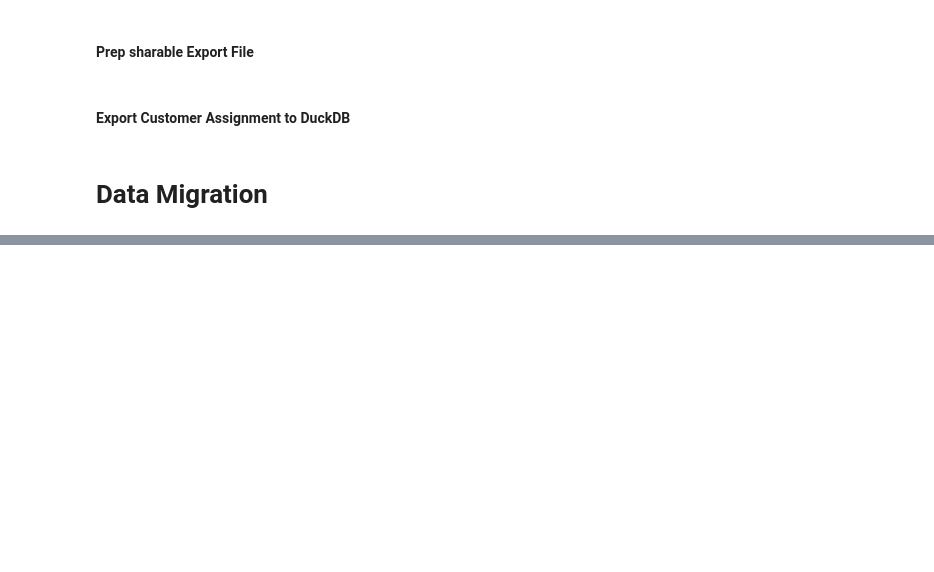
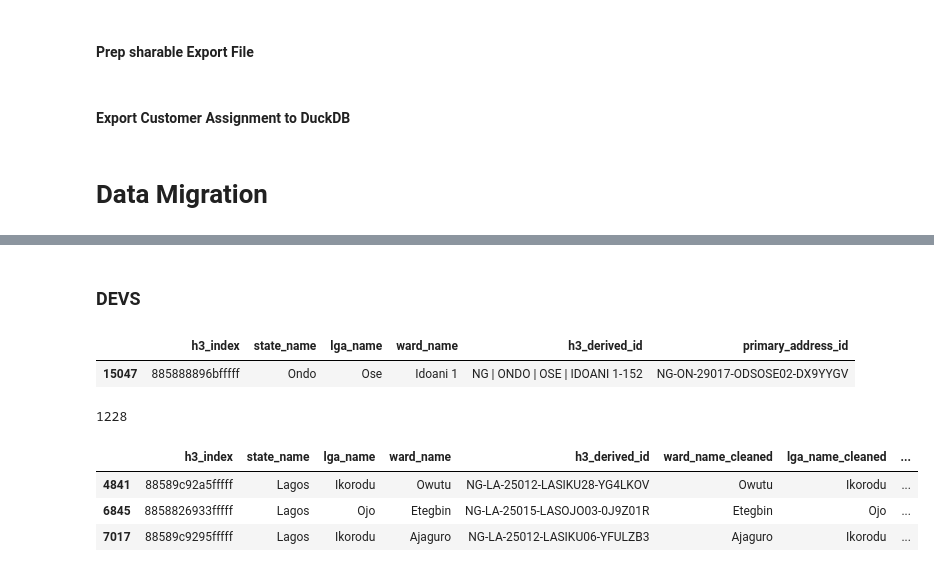
Before and after one commit to bteinstein/demand_engine, a Jupyter notebook: StockPoint_Clustering_and_Routing/01_main - dev.ipynb, the cells around one changed output, grey strips where cells are left out. Cells and saved outputs as stored; diff of their text form; code cells hidden in the pictures; blank space fills up the shorter version.

```diff
--- a/StockPoint_Clustering_and_Routing/01_main - dev.ipynb
+++ b/StockPoint_Clustering_and_Routing/01_main - dev.ipynb
@@ -961,0 +1065,2 @@ LoadInfo(pipeline=<dlt.pipeline(pipeline_name='duckdb_to_sqlserver', destination
+# %% [markdown]
+### DEVS
@@ -961,0 +1071,68 @@ LoadInfo(pipeline=<dlt.pipeline(pipeline_name='duckdb_to_sqlserver', destination
+# %%
+import duckdb
+from config.settings import EXPORTS_DIR, INPUT_BASE_DATA_SOURCES, STORAGE_CONFIG
+H3_DUCKDB_PATH = STORAGE_CONFIG['h3_duckdb_path']
+
+with duckdb.connect(H3_DUCKDB_PATH) as conn:
+    # RES = conn.execute('SHOW TABLES;').df()
+    df = conn.execute('''
+                       SELECT
+                       h3_index, state_name, lga_name, ward_name, h3_derived_id, primary_address_id
+                       FROM h3_cells
+                       WHERE state_name = 'Ondo'
+                       ;
+                       ''').df()
+
+df.sample(1)
+# %% [output]
+|  | h3_index | state_name | lga_name | ward_name | h3_derived_id | primary_address_id |
+| 15047 | 885888896bfffff | Ondo | Ose | Idoani 1 | NG | ONDO | OSE | IDOANI 1-152 | NG-ON-29017-ODSOSE02-DX9YYGV |
+# %%
+import duckdb
+from config.settings import EXPORTS_DIR, INPUT_BASE_DATA_SOURCES, STORAGE_CONFIG
+H3_DUCKDB_PATH = STORAGE_CONFIG['h3_duckdb_path']
+
+with duckdb.connect(H3_DUCKDB_PATH) as conn:
+    # RES = conn.execute('SHOW TABLES;').df()
+    df = conn.execute('''
+                       SELECT
+                       h3_index, state_name, lga_name, ward_name, h3_derived_id
+                       FROM h3_cells
+                       WHERE state_name = 'Lagos'
+                       ;
+                       ''').df()
+
+df.sample(1)
+
+def clean_name(ward_name):
+    if pd.isna(ward_name):
+        return ward_name
+    ward_name = ward_name.strip().title().replace(' / ', '/').replace('Unknown', '').replace('- ', '-')
+    # Add more cleaning rules as needed
+    return ward_name
+
+def make_new_id(row):
+    if pd.isna(row['ward_name_cleaned']) or pd.isna(row['lga_name']) or pd.isna(row['state_name']):
+        return None
+
+    statename_ = row['state_name'].strip().upper()
+    lganame_ = row['lga_name_cleaned'].strip().upper()
+    wardname_ = row['ward_name_cleaned'].strip().upper()
+
+    return f"{statename_} | {lganame_ if lganame_ != '' else '-'} | {wardname_ if wardname_ != '' else '-'}"
+
+df['ward_name_cleaned'] = df['ward_name'].apply(clean_name)
+df['lga_name_cleaned'] = df['lga_name'].apply(clean_name)
+df['h3_derived_id_new'] = df.apply(make_new_id, axis=1)
+
+
+df['row_number'] = df.sort_values('h3_index', ascending=True ).groupby(['state_name', 'lga_name_cleaned', 'ward_name_cleaned']).cumcount() + 1
+
+print(df.row_number.max())
+df.sample(3)
+# %% [output]
+1228
+|  | h3_index | state_name | lga_name | ward_name | h3_derived_id | ward_name_cleaned | lga_name_cleaned | ... |
+| 4841 | 88589c92a5fffff | Lagos | Ikorodu | Owutu | NG-LA-25012-LASIKU28-YG4LKOV | Owutu | Ikorodu | ... |
+| 6845 | 8858826933fffff | Lagos | Ojo | Etegbin | NG-LA-25015-LASOJO03-0J9Z01R | Etegbin | Ojo | ... |
+| 7017 | 88589c9295fffff | Lagos | Ikorodu | Ajaguro | NG-LA-25012-LASIKU06-YFULZB3 | Ajaguro | Ikorodu | ... |
```
Also changed, not shown: parts of 51 cells of this notebook, 40 other files.
